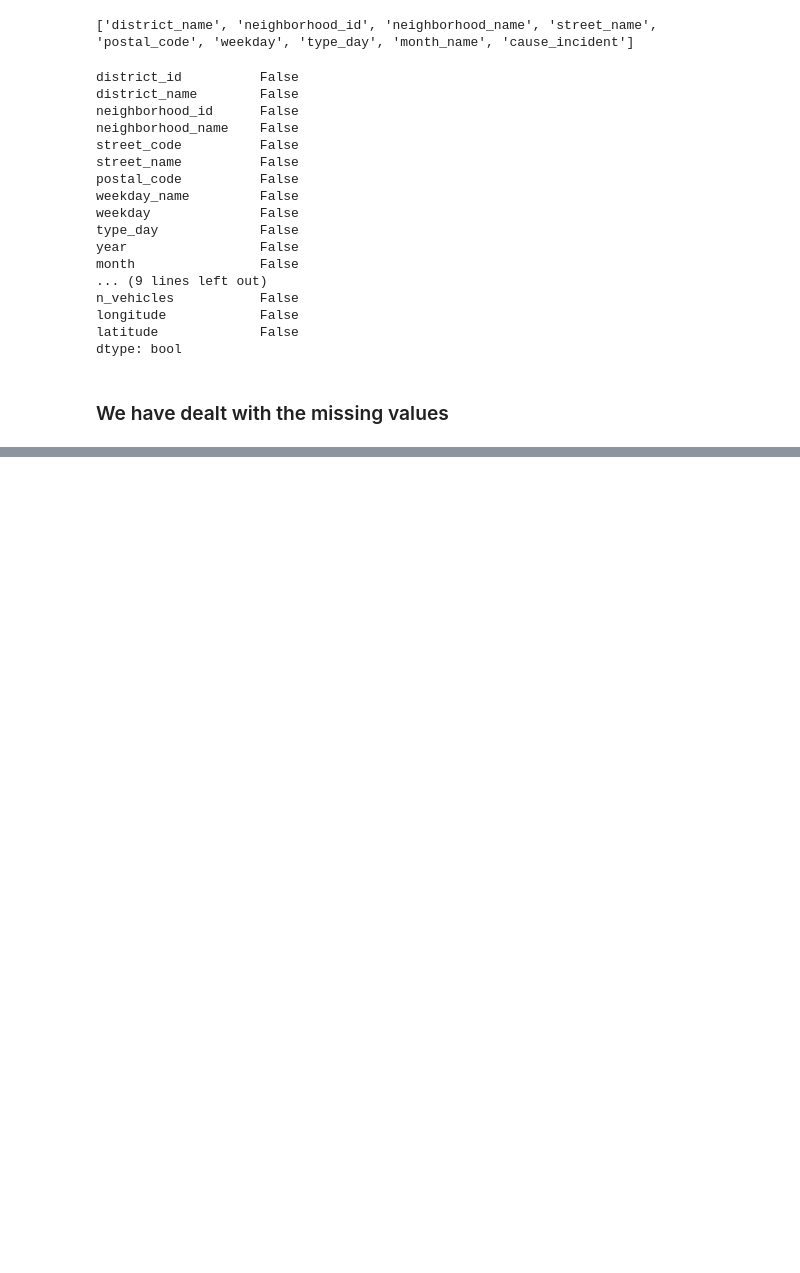
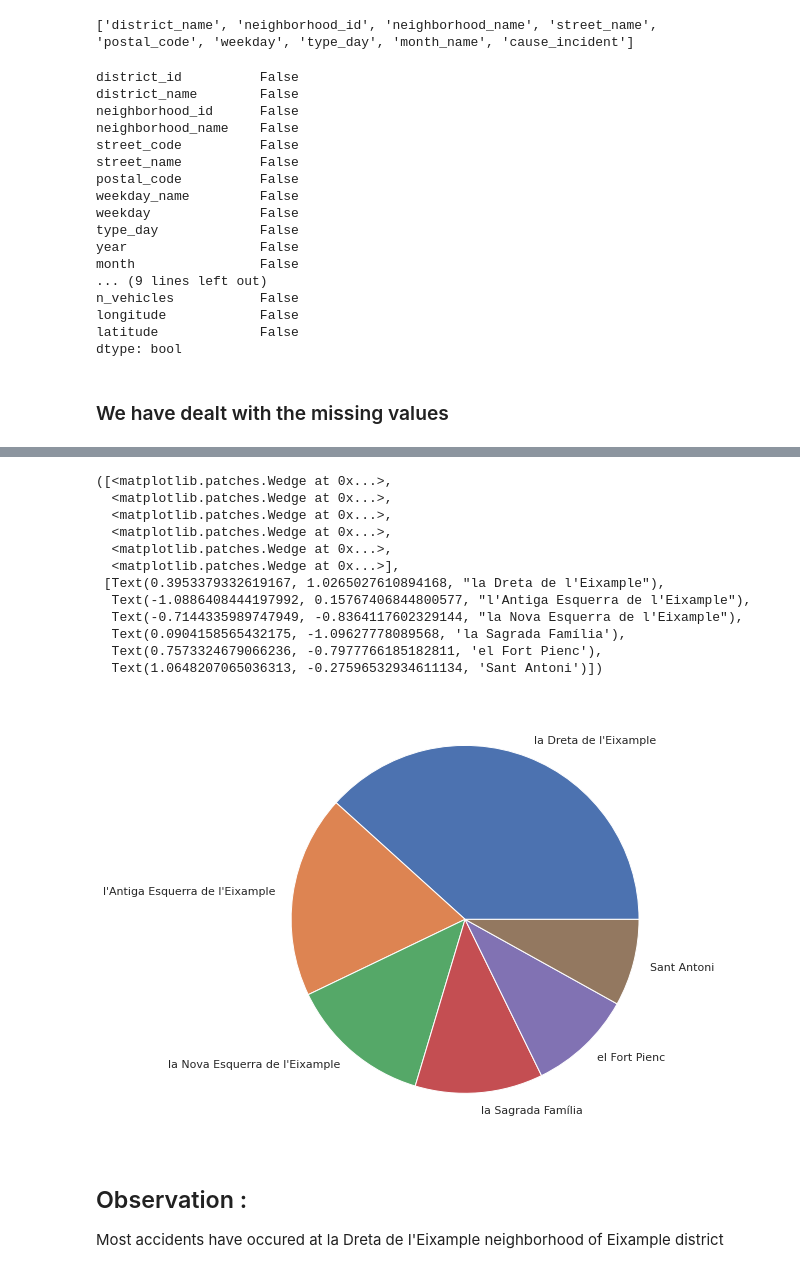
Before and after one commit to abhi-11nav/Barcleona-accidents, a Jupyter notebook: Barcleona_accidents_anlaysis.ipynb, the cells around one changed output, grey strips where cells are left out. Saved outputs shown, nothing was run; the diff lists cells and outputs as text; code cells hidden in the pictures; blank space fills up the shorter version.

```diff
--- a/Barcleona_accidents_anlaysis.ipynb
+++ b/Barcleona_accidents_anlaysis.ipynb
@@ -207,0 +286,20 @@ dtype: bool
+# %%
+plt.pie(dataset[dataset["district_name"]=="Eixample"]['neighborhood_name'].value_counts(),labels=dataset[dataset["district_name"]=="Eixample"]['neighborhood_name'].value_counts().index)
+# %% [output]
+([<matplotlib.patches.Wedge at 0x...>,
+  <matplotlib.patches.Wedge at 0x...>,
+  <matplotlib.patches.Wedge at 0x...>,
+  <matplotlib.patches.Wedge at 0x...>,
+  <matplotlib.patches.Wedge at 0x...>,
+  <matplotlib.patches.Wedge at 0x...>],
+ [Text(0.3953379332619167, 1.0265027610894168, "la Dreta de l'Eixample"),
+  Text(-1.0886408444197992, 0.15767406844800577, "l'Antiga Esquerra de l'Eixample"),
+  Text(-0.7144335989747949, -0.8364117602329144, "la Nova Esquerra de l'Eixample"),
+  Text(0.0904158565432175, -1.09627778089568, 'la Sagrada Família'),
+  Text(0.7573324679066236, -0.7977766185182811, 'el Fort Pienc'),
+  Text(1.0648207065036313, -0.27596532934611134, 'Sant Antoni')])
+[figure, added]
+# %% [markdown]
+## Observation :
+
+Most accidents have occured at la Dreta de I'Eixample neighborhood of Eixample district
```
Also changed, not shown: parts of 9 cells of this notebook.
